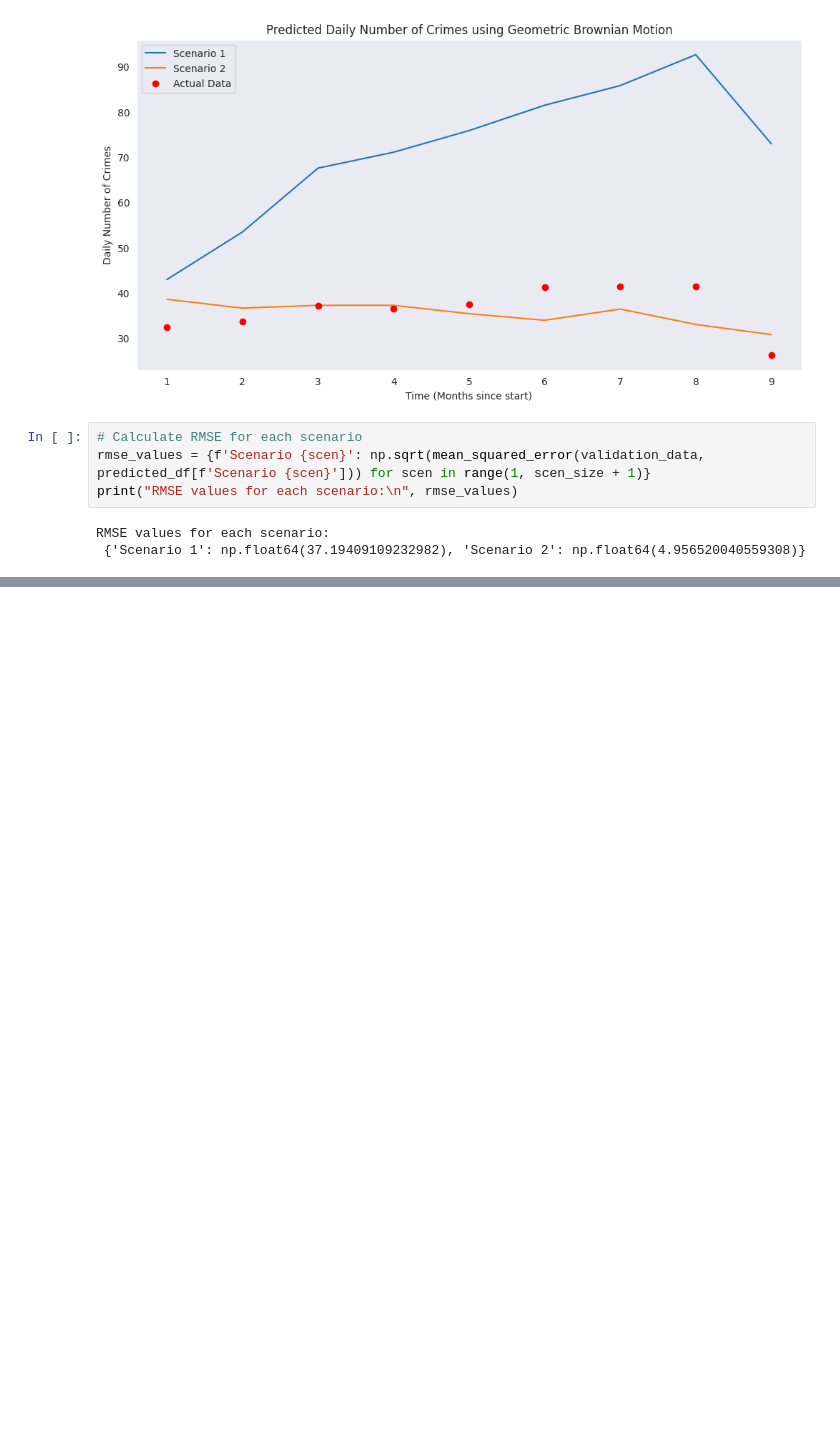
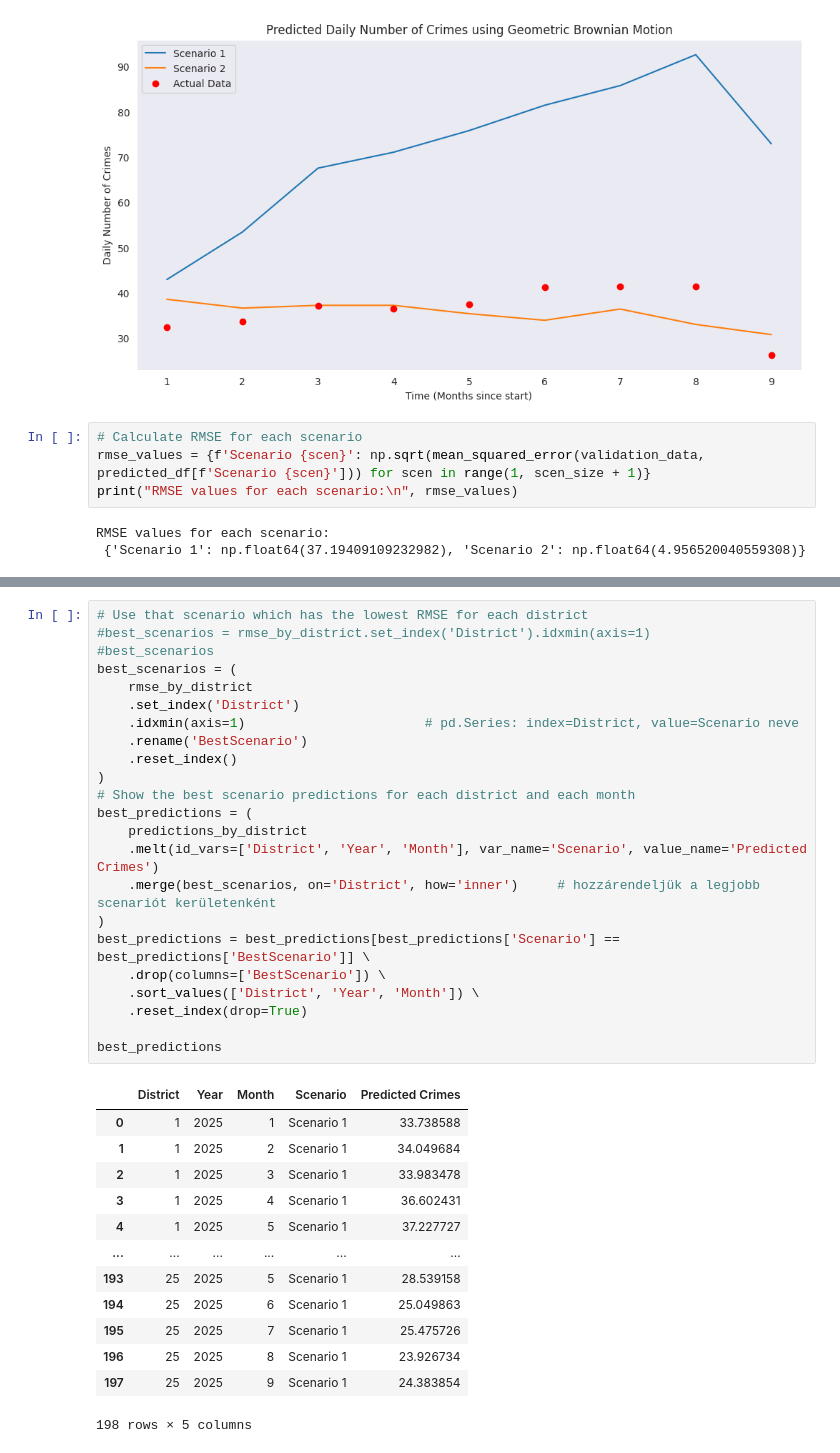
Before and after one commit to enikogyorfi/Szakdolgozat, a Jupyter notebook: Geometriai Brown mozgas.ipynb, the cells around one changed output, grey strips where cells are left out. Drawn from its saved outputs; the diff is of its cells as text; blank space fills up the shorter version.

```diff
--- a/Geometriai Brown mozgas.ipynb
+++ b/Geometriai Brown mozgas.ipynb
@@ -204,0 +310,37 @@ RMSE values for each scenario:
+# %%
+# Use that scenario which has the lowest RMSE for each district
+#best_scenarios = rmse_by_district.set_index('District').idxmin(axis=1)
+#best_scenarios
+best_scenarios = (
+    rmse_by_district
+    .set_index('District')
+    .idxmin(axis=1)                       # pd.Series: index=District, value=Scenario neve
+    .rename('BestScenario')
+    .reset_index()
+)
+# Show the best scenario predictions for each district and each month
+best_predictions = (
+    predictions_by_district
+    .melt(id_vars=['District', 'Year', 'Month'], var_name='Scenario', value_name='Predicted Crimes')
+    .merge(best_scenarios, on='District', how='inner')     # hozzárendeljük a legjobb scenariót kerületenként
+)
+best_predictions = best_predictions[best_predictions['Scenario'] == best_predictions['BestScenario']] \
+    .drop(columns=['BestScenario']) \
+    .sort_values(['District', 'Year', 'Month']) \
+    .reset_index(drop=True)
+
+best_predictions
+# %% [output]
+|  | District | Year | Month | Scenario | Predicted Crimes |
+| 0 | 1 | 2025 | 1 | Scenario 1 | 33.738588 |
+| 1 | 1 | 2025 | 2 | Scenario 1 | 34.049684 |
+| 2 | 1 | 2025 | 3 | Scenario 1 | 33.983478 |
+| 3 | 1 | 2025 | 4 | Scenario 1 | 36.602431 |
+| 4 | 1 | 2025 | 5 | Scenario 1 | 37.227727 |
+| ... | ... | ... | ... | ... | ... |
+| 193 | 25 | 2025 | 5 | Scenario 1 | 28.539158 |
+| 194 | 25 | 2025 | 6 | Scenario 1 | 25.049863 |
+| 195 | 25 | 2025 | 7 | Scenario 1 | 25.475726 |
+| 196 | 25 | 2025 | 8 | Scenario 1 | 23.926734 |
+| 197 | 25 | 2025 | 9 | Scenario 1 | 24.383854 |
+198 rows × 5 columns
```
Also changed, not shown: parts of 6 cells of this notebook.
